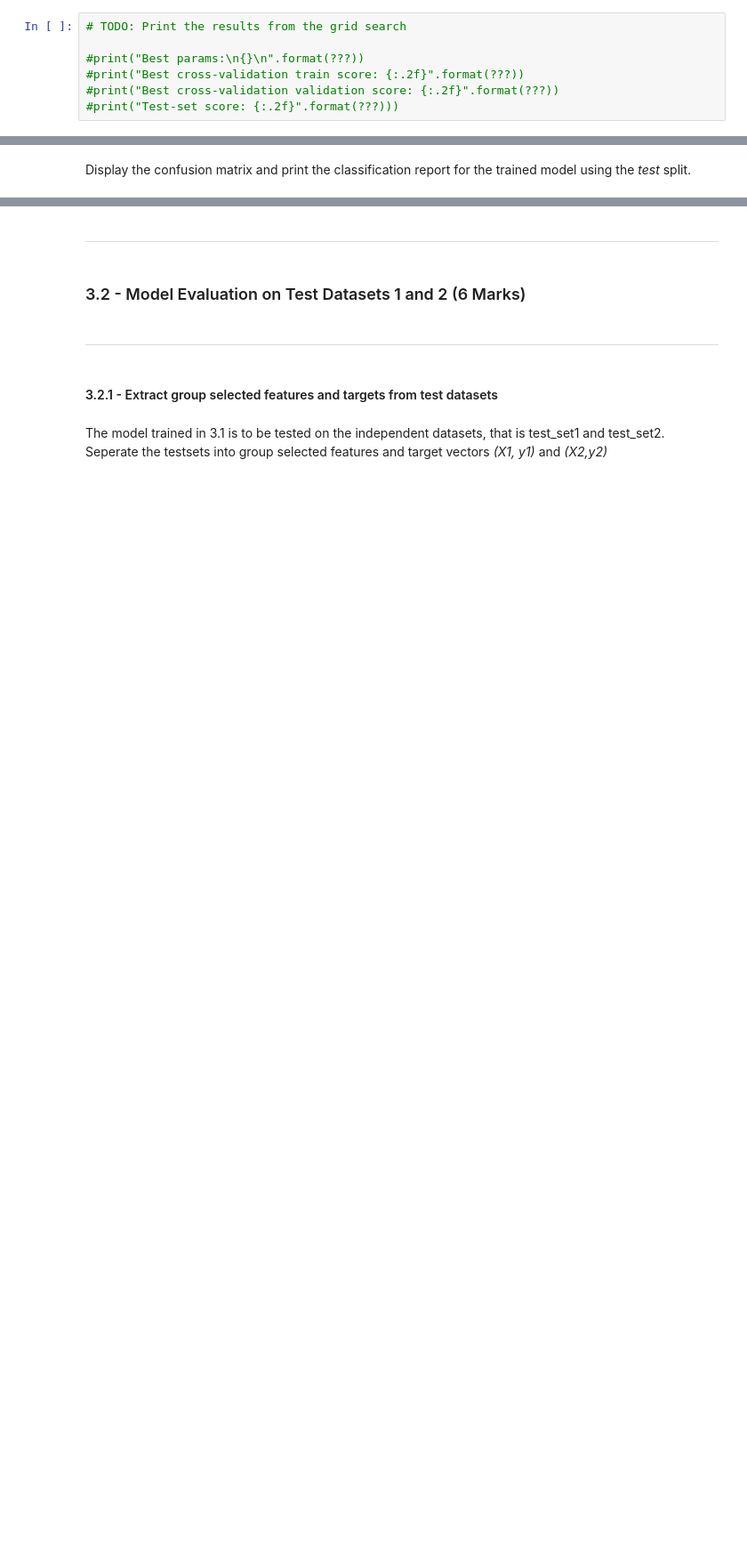
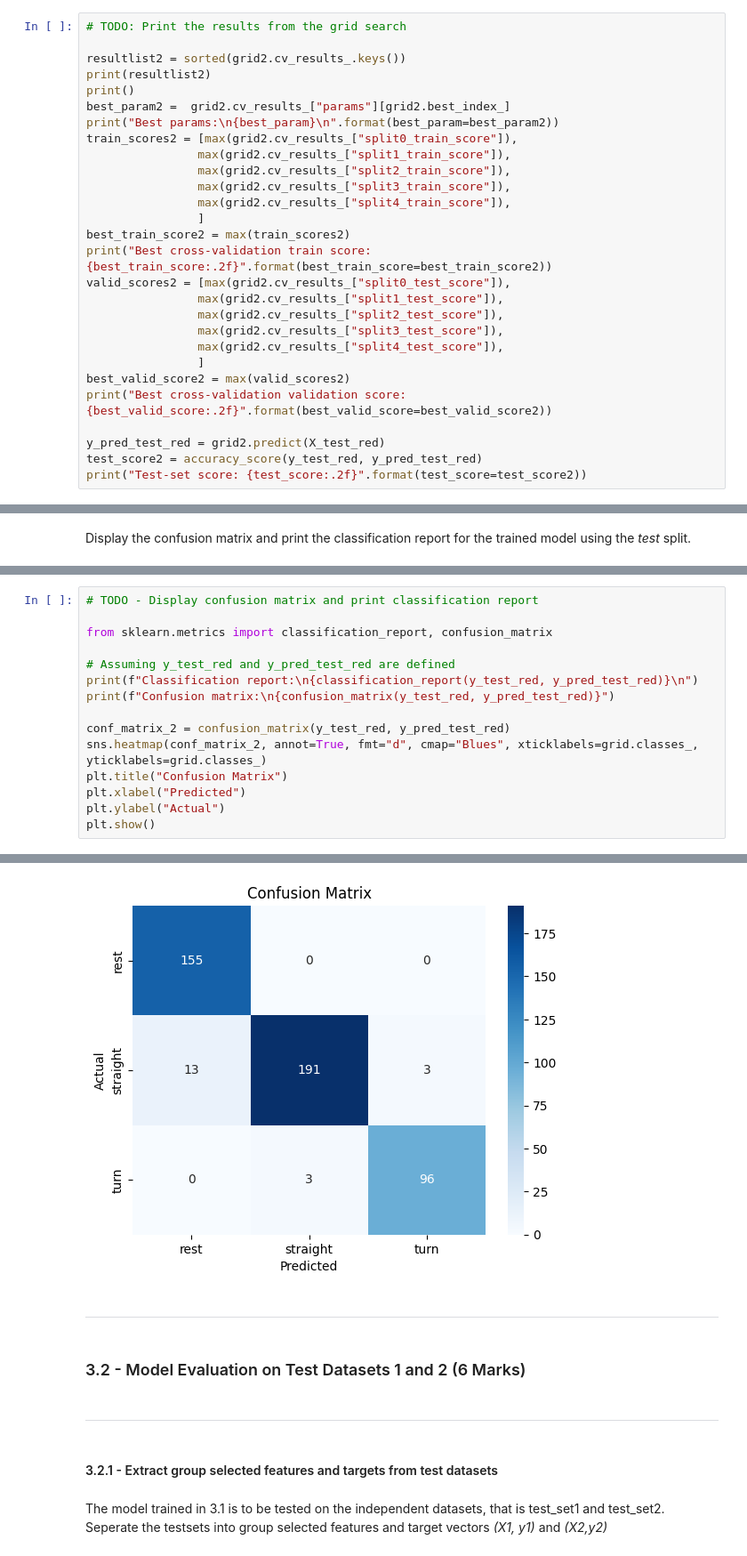
Before and after one commit to akosua-gyimah/engg680_2024_fall, a Jupyter notebook: Lab_Assignment4/Assignment 4.ipynb, the cells around one changed output, grey strips where cells are left out. Shown at 89% size. Drawn from its saved outputs; the diff is of its cells as text; blank space fills up the shorter version.

```diff
--- a/Lab_Assignment4/Assignment 4.ipynb
+++ b/Lab_Assignment4/Assignment 4.ipynb
@@ -604,7 +769,28 @@ Print the results from the grid search. The following outputs must be printed.
 # %%
 # TODO: Print the results from the grid search
 
-#print("Best params:\n{}\n".format(???))
-#print("Best cross-validation train score: {:.2f}".format(???))
-#print("Best cross-validation validation score: {:.2f}".format(???))
-#print("Test-set score: {:.2f}".format(???)))
+resultlist2 = sorted(grid2.cv_results_.keys())
+print(resultlist2)
+print()
+best_param2 =  grid2.cv_results_["params"][grid2.best_index_]
+print("Best params:\n{best_param}\n".format(best_param=best_param2))
+train_scores2 = [max(grid2.cv_results_["split0_train_score"]),
+                max(grid2.cv_results_["split1_train_score"]),
+                max(grid2.cv_results_["split2_train_score"]),
+                max(grid2.cv_results_["split3_train_score"]),
+                max(grid2.cv_results_["split4_train_score"]),
+                ]
+best_train_score2 = max(train_scores2)
+print("Best cross-validation train score: {best_train_score:.2f}".format(best_train_score=best_train_score2))
+valid_scores2 = [max(grid2.cv_results_["split0_test_score"]),
+                max(grid2.cv_results_["split1_test_score"]),
+                max(grid2.cv_results_["split2_test_score"]),
+                max(grid2.cv_results_["split3_test_score"]),
+                max(grid2.cv_results_["split4_test_score"]),
+                ]
+best_valid_score2 = max(valid_scores2)
+print("Best cross-validation validation score: {best_valid_score:.2f}".format(best_valid_score=best_valid_score2))
+
+y_pred_test_red = grid2.predict(X_test_red)
+test_score2 = accuracy_score(y_test_red, y_pred_test_red)
+print("Test-set score: {test_score:.2f}".format(test_score=test_score2))
@@ -614,0 +808,16 @@ Display the confusion matrix and print the classification report for the trained
+# %%
+# TODO - Display confusion matrix and print classification report
+
+from sklearn.metrics import classification_report, confusion_matrix
+
+# Assuming y_test_red and y_pred_test_red are defined
+print(f"Classification report:\n{classification_report(y_test_red, y_pred_test_red)}\n")
+print(f"Confusion matrix:\n{confusion_matrix(y_test_red, y_pred_test_red)}")
+
+conf_matrix_2 = confusion_matrix(y_test_red, y_pred_test_red)
+sns.heatmap(conf_matrix_2, annot=True, fmt="d", cmap="Blues", xticklabels=grid.classes_, yticklabels=grid.classes_)
+plt.title("Confusion Matrix")
+plt.xlabel("Predicted")
+plt.ylabel("Actual")
+plt.show()
+# %% [output]
@@ -615,3 +840,4 @@ Display the confusion matrix and print the classification report for the trained
+[figure, added]
 # %% [markdown]
 ___
 # %% [markdown]
```
Also changed, not shown: parts of 35 cells of this notebook.
